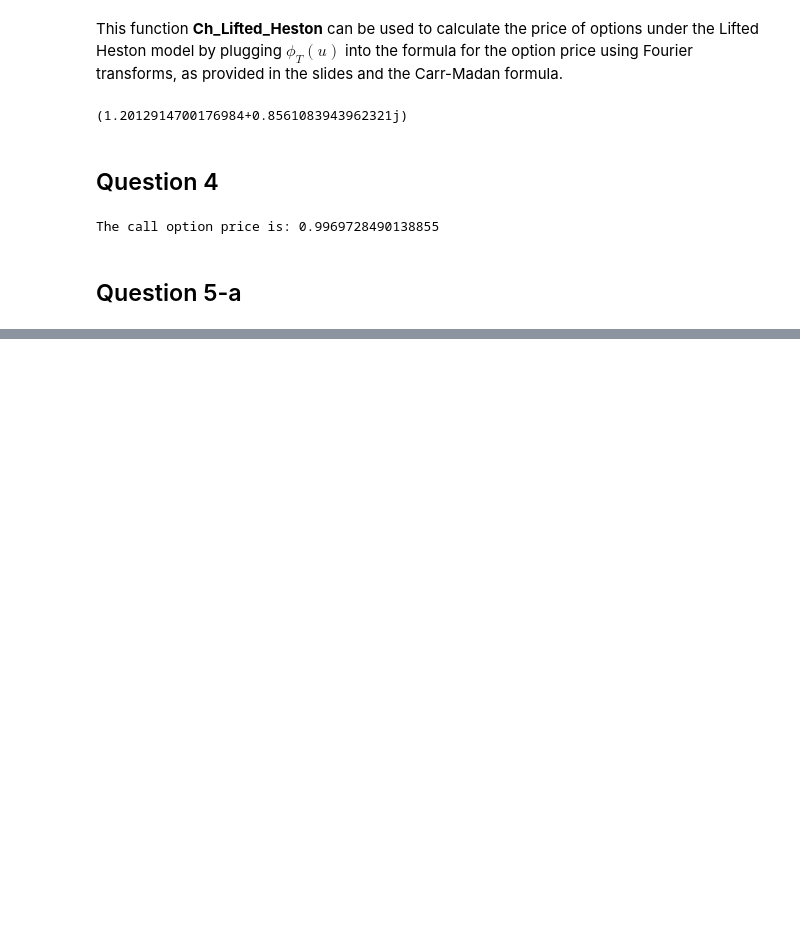
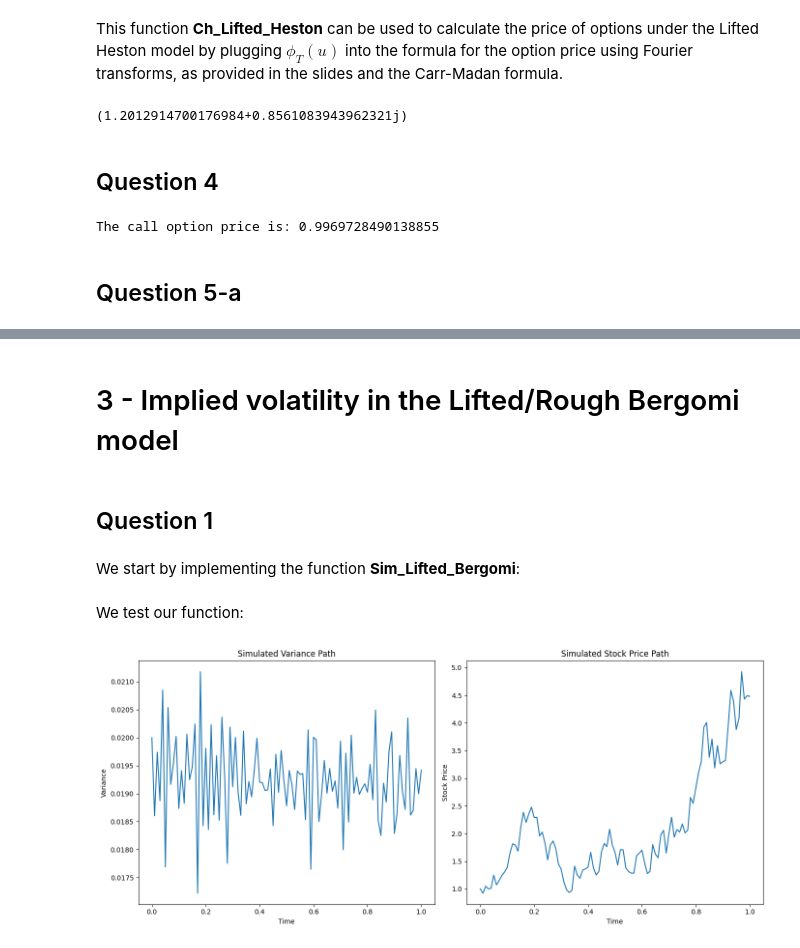
Before and after one commit to MathQuantLab/options-implied-volatility, a Jupyter notebook: options-implied-volatility.ipynb, the cells around one changed output, grey strips where cells are left out. Saved outputs shown, nothing was run; the diff lists cells and outputs as text; code cells hidden in the pictures; blank space fills up the shorter version.

Commit message:
Question 1 part 3

```diff
--- a/options-implied-volatility.ipynb
+++ b/options-implied-volatility.ipynb
@@ -727,0 +833,6 @@ ValueError: No root found within the given bounds. Market price may be outside t
+# %% [markdown]
+# 3 - Implied volatility in the Lifted/Rough Bergomi model
+# %% [markdown]
+## Question 1
+# %% [markdown]
+We start by implementing the function **Sim_Lifted_Bergomi**:
@@ -727,0 +863,36 @@ ValueError: No root found within the given bounds. Market price may be outside t
+# %% [markdown]
+We test our function:
+# %%
+# Defining parameters
+S0 = 1
+V0 = 0.02
+rho = -0.7
+H = 0.07
+lamb = 0.3
+eta = 0.3
+n = 10
+T = 1
+M = 100
+
+# Performing simulation
+t_grid, V, S = Sim_Lifted_Bergomi(S0, V0, rho, H, lamb, eta, n, T, M)
+
+# Plotting the simulated variance and stock price
+plt.figure(figsize=(14, 6))
+
+plt.subplot(1, 2, 1)
+plt.plot(t_grid, V)
+plt.title('Simulated Variance Path')
+plt.xlabel('Time')
+plt.ylabel('Variance')
+
+plt.subplot(1, 2, 2)
+plt.plot(t_grid, S)
+plt.title('Simulated Stock Price Path')
+plt.xlabel('Time')
+plt.ylabel('Stock Price')
+
+plt.tight_layout()
+plt.show()
+# %% [output]
+[figure, added]
```
Also changed, not shown: parts of 4 cells of this notebook.
